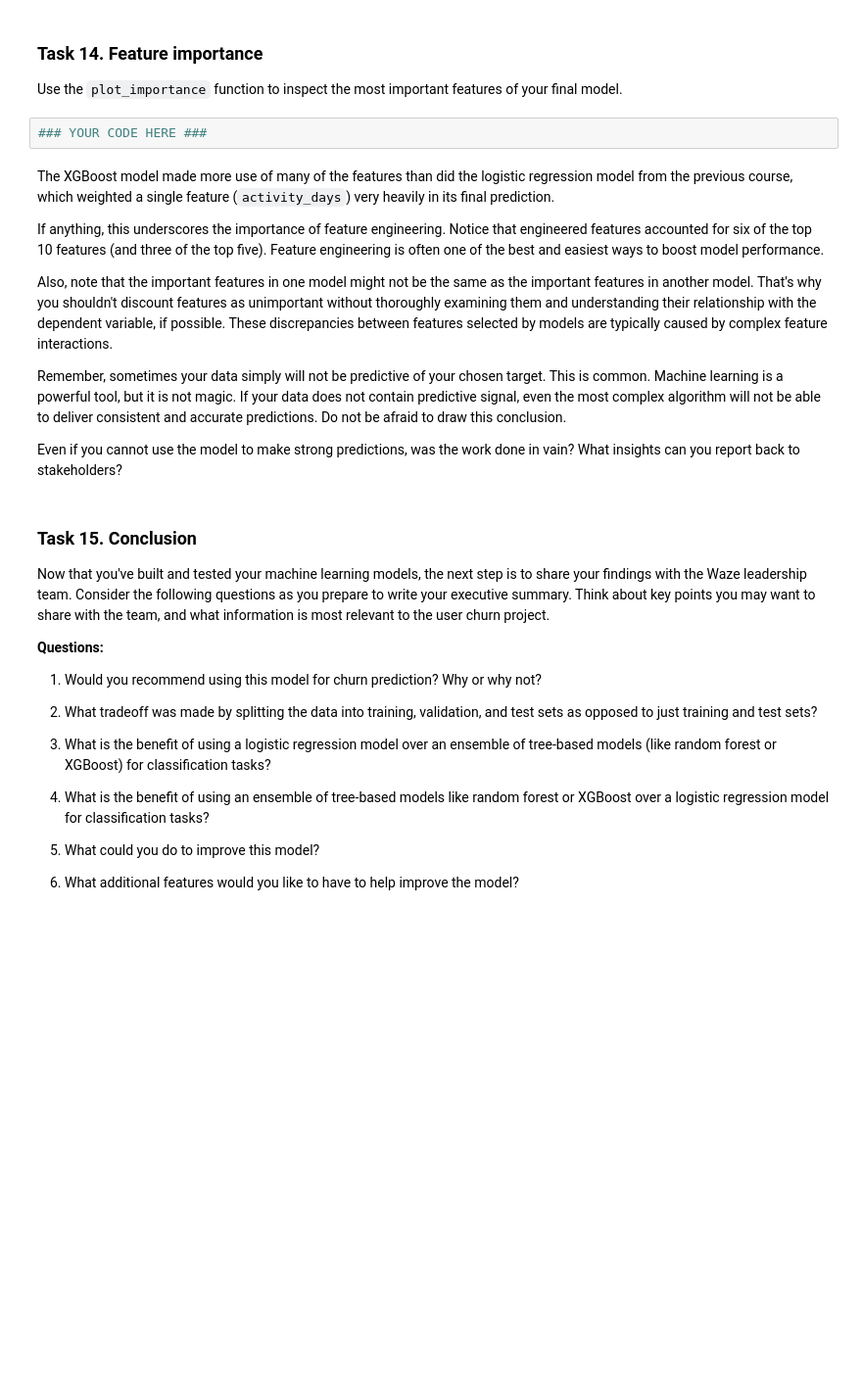
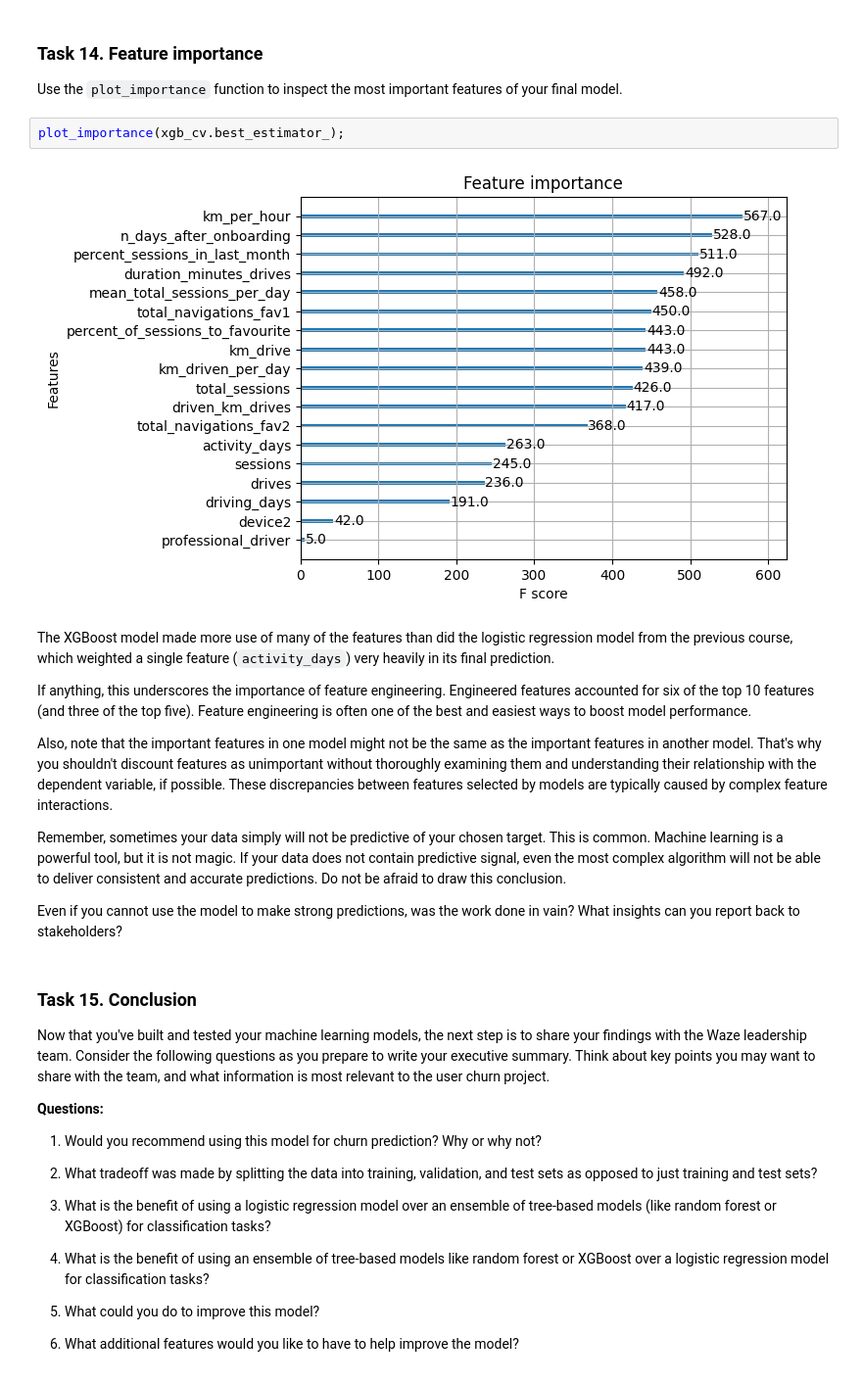
Before and after one commit to dianario/waze-project, a Jupyter notebook: 6_Waze_ml_modelling.ipynb, the cells around one changed output. Shown at 98% size. Cells and saved outputs as stored; diff of their text form; blank space fills up the shorter version.

```diff
--- a/6_Waze_ml_modelling.ipynb
+++ b/6_Waze_ml_modelling.ipynb
@@ -826,12 +845,14 @@ The model predicted three times as many false negatives than it did false positi
 ### **Task 14. Feature importance**
 
 Use the `plot_importance` function to inspect the most important features of your final model.
-# %%
-### YOUR CODE HERE ###
+# %%
+plot_importance(xgb_cv.best_estimator_);
+# %% [output]
+[figure, added]
 # %% [markdown]
 The XGBoost model made more use of many of the features than did the logistic regression model from the previous course, which weighted a single feature (`activity_days`) very heavily in its final prediction.
 
-If anything, this underscores the importance of feature engineering. Notice that engineered features accounted for six of the top 10 features (and three of the top five). Feature engineering is often one of the best and easiest ways to boost model performance.
+If anything, this underscores the importance of feature engineering. Engineered features accounted for six of the top 10 features (and three of the top five). Feature engineering is often one of the best and easiest ways to boost model performance.
 
 Also, note that the important features in one model might not be the same as the important features in another model. That's why you shouldn't discount features as unimportant without thoroughly examining them and understanding their relationship with the dependent variable, if possible. These discrepancies between features selected by models are typically caused by complex feature interactions.
 
```
Also changed, not shown: parts of 23 cells of this notebook.
